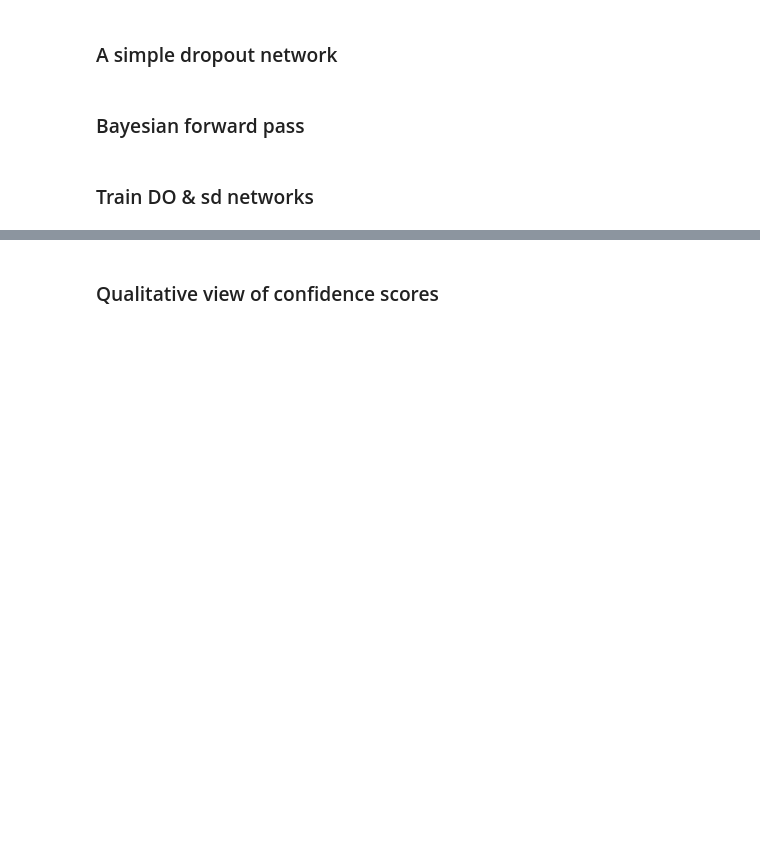
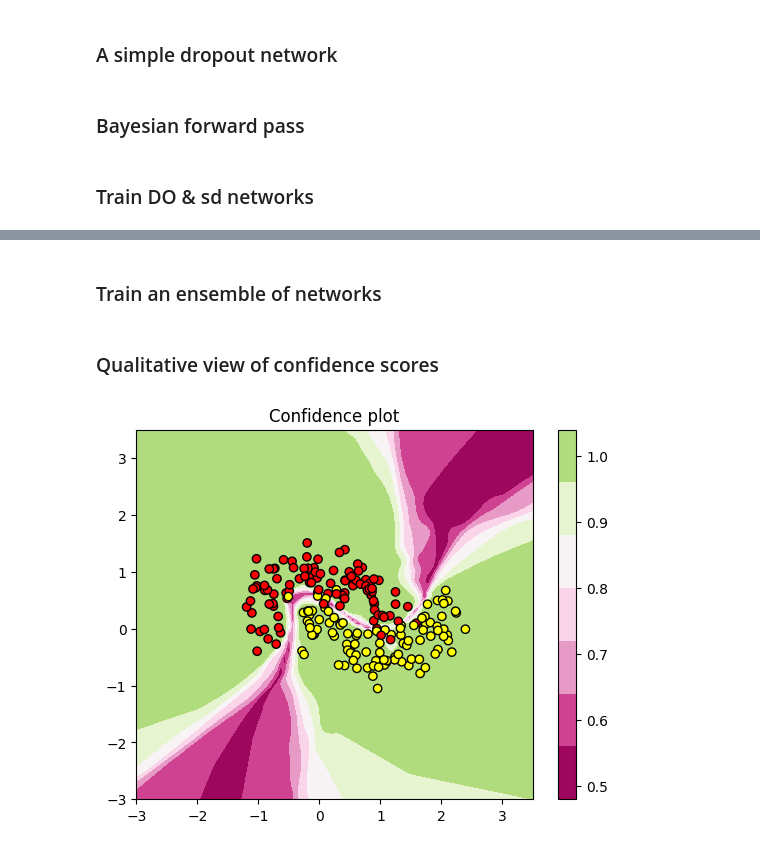
Before and after one commit to LeonY117/Bayes-Stochastic-Depth, a Jupyter notebook: notebooks/two_moon.ipynb, the cells around one changed output, grey strips where cells are left out. Drawn from its saved outputs; the diff is of its cells as text; code cells hidden in the pictures; blank space fills up the shorter version.

Commit message:
add ensemble training

```diff
--- a/notebooks/two_moon.ipynb
+++ b/notebooks/two_moon.ipynb
@@ -246,33 +256,45 @@ print(f"Accuracy: {(y_pred.squeeze() == Y).sum()/len(Y):.3f}")
+# %% [markdown]
+### Train an ensemble of networks
+# %%
+nets: List[nn.Module] = []
+T = 10
+for i in range(T):
+    net = SdNetwork(inp=2, oup=2, N=10, d_feat=10, p=0)
+    _ = train(net, 100)
+    net.eval()
+    nets.append(copy.deepcopy(net))
+    del net
 # %% [markdown]
 ### Qualitative view of confidence scores
 # %%
 def compute_confidence(inp, forward_func, batch_size) -> Tensor:
     """Computes confidence score over the entire inp, handles batching"""
-    py = torch.empty((len(inp), 1), dtype=torch.float)
+    py = torch.empty((len(inp)), dtype=torch.float)
+    y_pred = torch.empty((len(inp)), dtype=torch.long)
     b = batch_size
     for i in tqdm(range(0, inp.shape[0], b)):
-        x = inp[i : i + b]
-        logits = forward_func(x)
-        p, _ = torch.max(logits, dim=-1)
-        py[i : i + b] = p.unsqueeze(-1)
-    return py
+        logits = forward_func(inp[i : i + b])
+        p, y = torch.max(logits, dim=-1)
+        py[i : i + b] = p
+        y_pred[i : i + b] = y
+    return py, y_pred
 
 
-def plot_confidence(net: BayesianNet, forward_func, grid_size=100, batch_size=10):
-    net.eval()
-    XX, YY = np.meshgrid(np.linspace(-3, 3, grid_size), np.linspace(-3, 3, grid_size))
+def plot_confidence(forward_func, grid_size=100, batch_size=10):
+    XX, YY = np.meshgrid(np.linspace(-3, 3.5, grid_size), np.linspace(-3, 3.5, grid_size))
     with torch.no_grad():
         inp = torch.FloatTensor(np.stack((XX.ravel(), YY.ravel())).T)
-        # py, _ = torch.max(net(inp), dim=-1)
-        py = compute_confidence(inp, forward_func, batch_size)
-        conf = torch.where(py > 0.5, py, 1 - py)  ## THIS LINE COMPUTES THE CONFIDENCE
-        ZZ = conf.reshape(XX.shape)
+        py, _ = compute_confidence(inp, forward_func, batch_size)
 
-        plt.contourf(XX, YY, ZZ, cmap="PiYG", vmin=0.5, vmax=1.2)
-        plt.colorbar(ticks=np.linspace(0.5, 1, 6))
-        plt.scatter(X[:, 0], X[:, 1], c=Y, cmap="autumn", edgecolor="k")
-        plt.title("Confidence plot")
+    ZZ = py.reshape(XX.shape)
+    plt.contourf(XX, YY, ZZ, cmap="PiYG", vmin=0.5, vmax=1.2)
+    plt.colorbar(ticks=np.linspace(0.5, 1, 6))
+    plt.scatter(X[:, 0], X[:, 1], c=Y, cmap="autumn", edgecolor="k")
+    plt.title("Confidence plot")
 
 
-forward_func = partial(batch_bayes_forward, net=net, mode="dropout", T=30)
-plot_confidence(net, forward_func, grid_size=100, batch_size=50)
+forward_func = partial(batch_ensemble_forward, nets=nets)
+# forward_func = partial(batch_bayes_forward, net=net, mode="sd", T=500)
+plot_confidence(forward_func, grid_size=100, batch_size=100)
+# %% [output]
+[figure, added]
```
Also changed, not shown: parts of 2 cells of this notebook.
